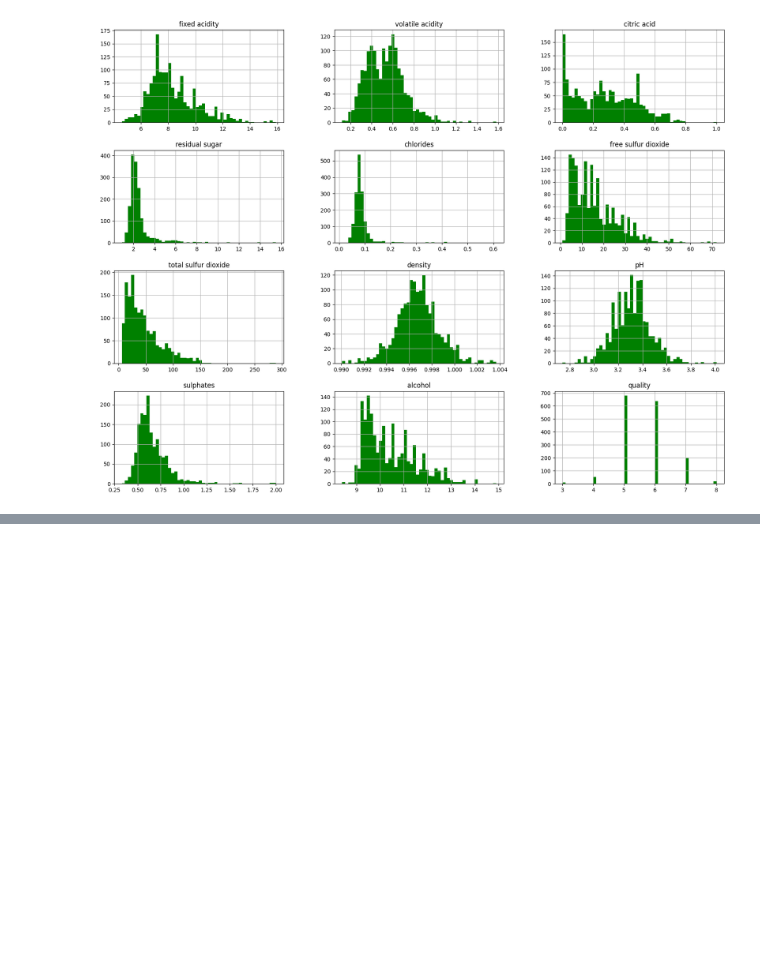
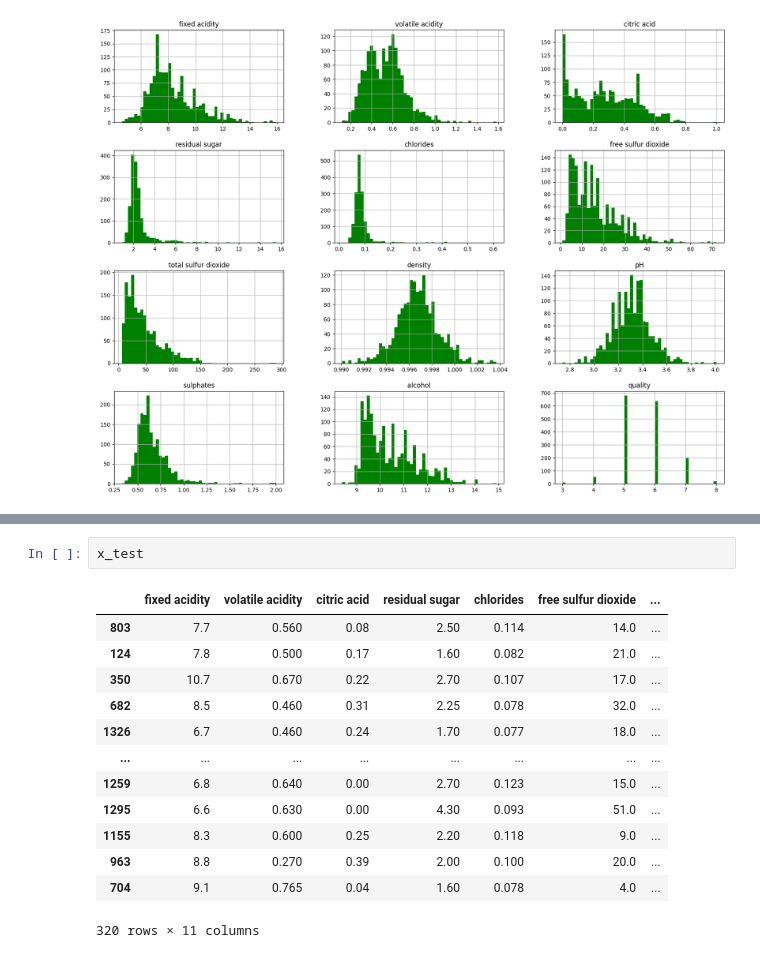
Before and after one commit to Deepak8260/ML-Project-4-Wine-Quality-Prediction, a Jupyter notebook: research/experiment.ipynb, the cells around one changed output, grey strips where cells are left out. Drawn from its saved outputs; the diff is of its cells as text; blank space fills up the shorter version.

```diff
--- a/research/experiment.ipynb
+++ b/research/experiment.ipynb
@@ -77,0 +120,16 @@ plt.show()
+# %%
+x_test
+# %% [output]
+|  | fixed acidity | volatile acidity | citric acid | residual sugar | chlorides | free sulfur dioxide | ... |
+| 803 | 7.7 | 0.560 | 0.08 | 2.50 | 0.114 | 14.0 | ... |
+| 124 | 7.8 | 0.500 | 0.17 | 1.60 | 0.082 | 21.0 | ... |
+| 350 | 10.7 | 0.670 | 0.22 | 2.70 | 0.107 | 17.0 | ... |
+| 682 | 8.5 | 0.460 | 0.31 | 2.25 | 0.078 | 32.0 | ... |
+| 1326 | 6.7 | 0.460 | 0.24 | 1.70 | 0.077 | 18.0 | ... |
+| ... | ... | ... | ... | ... | ... | ... | ... |
+| 1259 | 6.8 | 0.640 | 0.00 | 2.70 | 0.123 | 15.0 | ... |
+| 1295 | 6.6 | 0.630 | 0.00 | 4.30 | 0.093 | 51.0 | ... |
+| 1155 | 8.3 | 0.600 | 0.25 | 2.20 | 0.118 | 9.0 | ... |
+| 963 | 8.8 | 0.270 | 0.39 | 2.00 | 0.100 | 20.0 | ... |
+| 704 | 9.1 | 0.765 | 0.04 | 1.60 | 0.078 | 4.0 | ... |
+320 rows × 11 columns
```
Also changed, not shown: parts of 20 cells of this notebook.
